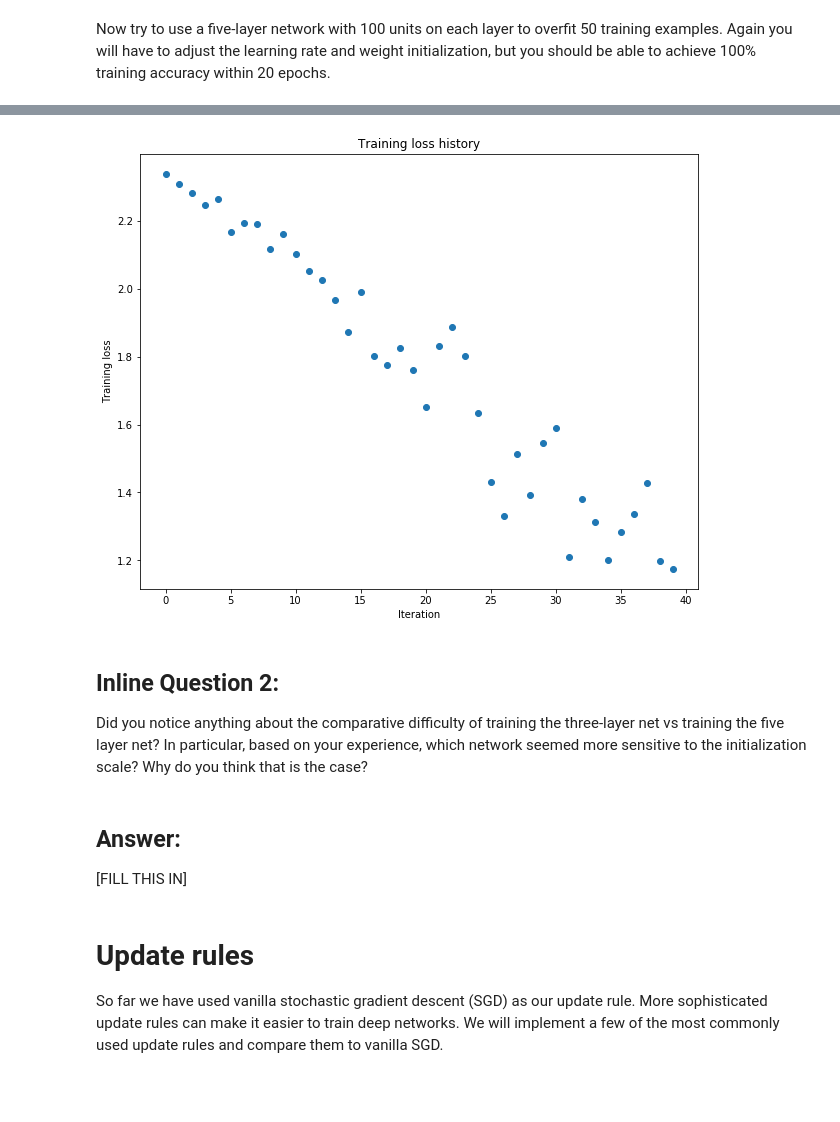
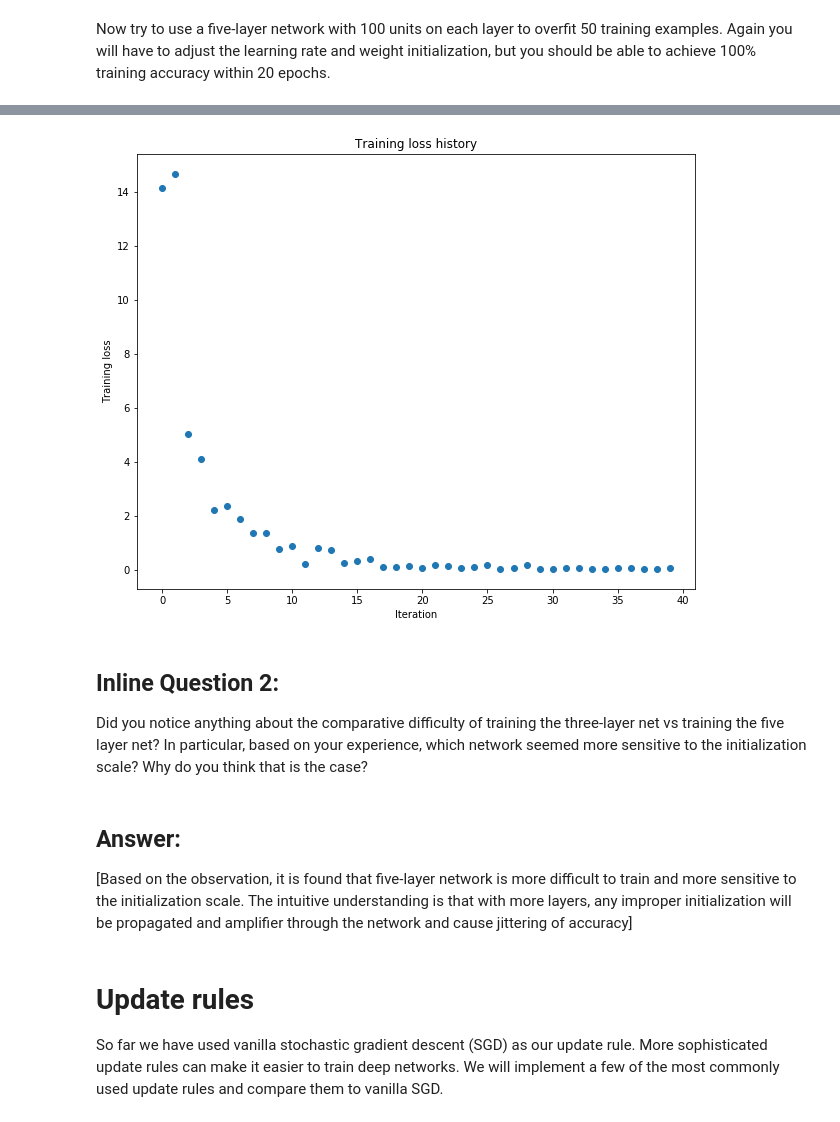
Before and after one commit to codeMonkey339/cs231n, a Jupyter notebook: assign2/spring1718_assignment2_v2/FullyConnectedNets.ipynb, the cells around one changed output, grey strips where cells are left out. Saved outputs shown, nothing was run; the diff lists cells and outputs as text; code cells hidden in the pictures; blank space fills up the shorter version.

```diff
--- a/assign2/spring1718_assignment2_v2/FullyConnectedNets.ipynb
+++ b/assign2/spring1718_assignment2_v2/FullyConnectedNets.ipynb
@@ -501,8 +497,8 @@ small_data = {
   'y_val': data['y_val'],
 }
 
-learning_rate = 8e-3
-weight_scale = 3e-2
+learning_rate = 5e-3
+weight_scale = 6e-2
 model = FullyConnectedNet([100, 100, 100, 100],
                 weight_scale=weight_scale, dtype=np.float64)
 solver = Solver(model, small_data,
@@ -540,10 +536,10 @@ plt.show()
-[figure, old version]
+[figure, new version]
 # %% [markdown]
 ## Inline Question 2:
 Did you notice anything about the comparative difficulty of training the three-layer net vs training the five layer net? In particular, based on your experience, which network seemed more sensitive to the initialization scale? Why do you think that is the case?
-# %% [markdown]
-## Answer:
-[FILL THIS IN]
+# %% [markdown]
+## Answer:
+[Based on the observation, it is found that five-layer network is more difficult to train and more sensitive to the initialization scale. The intuitive understanding is that with more layers, any improper initialization will be propagated and amplifier through the network and cause jittering of accuracy]
 # %% [markdown]
 # Update rules
 So far we have used vanilla stochastic gradient descent (SGD) as our update rule. More sophisticated update rules can make it easier to train deep networks. We will implement a few of the most commonly used update rules and compare them to vanilla SGD.
```
Also changed, not shown: parts of 12 cells of this notebook, 2 other files.
